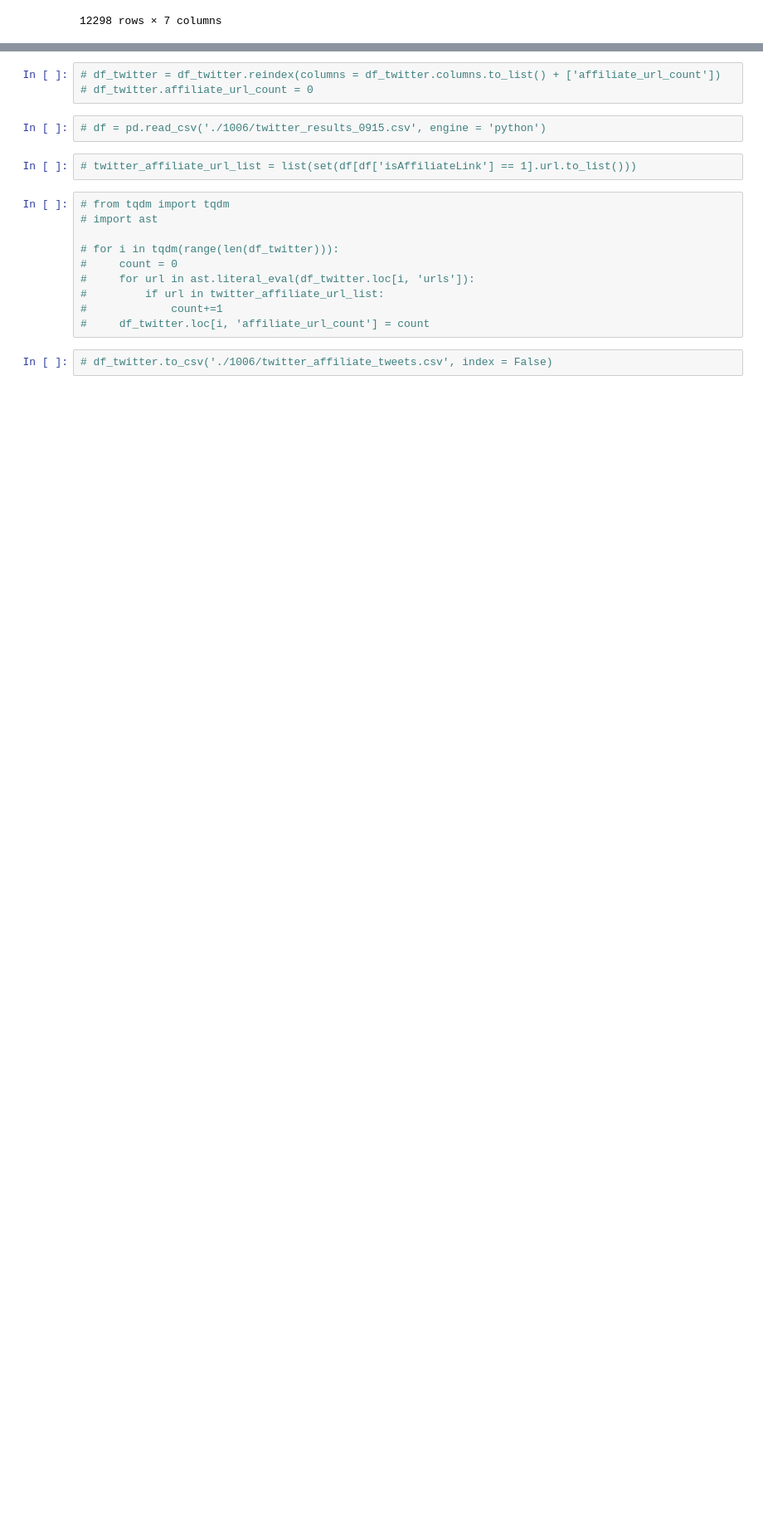
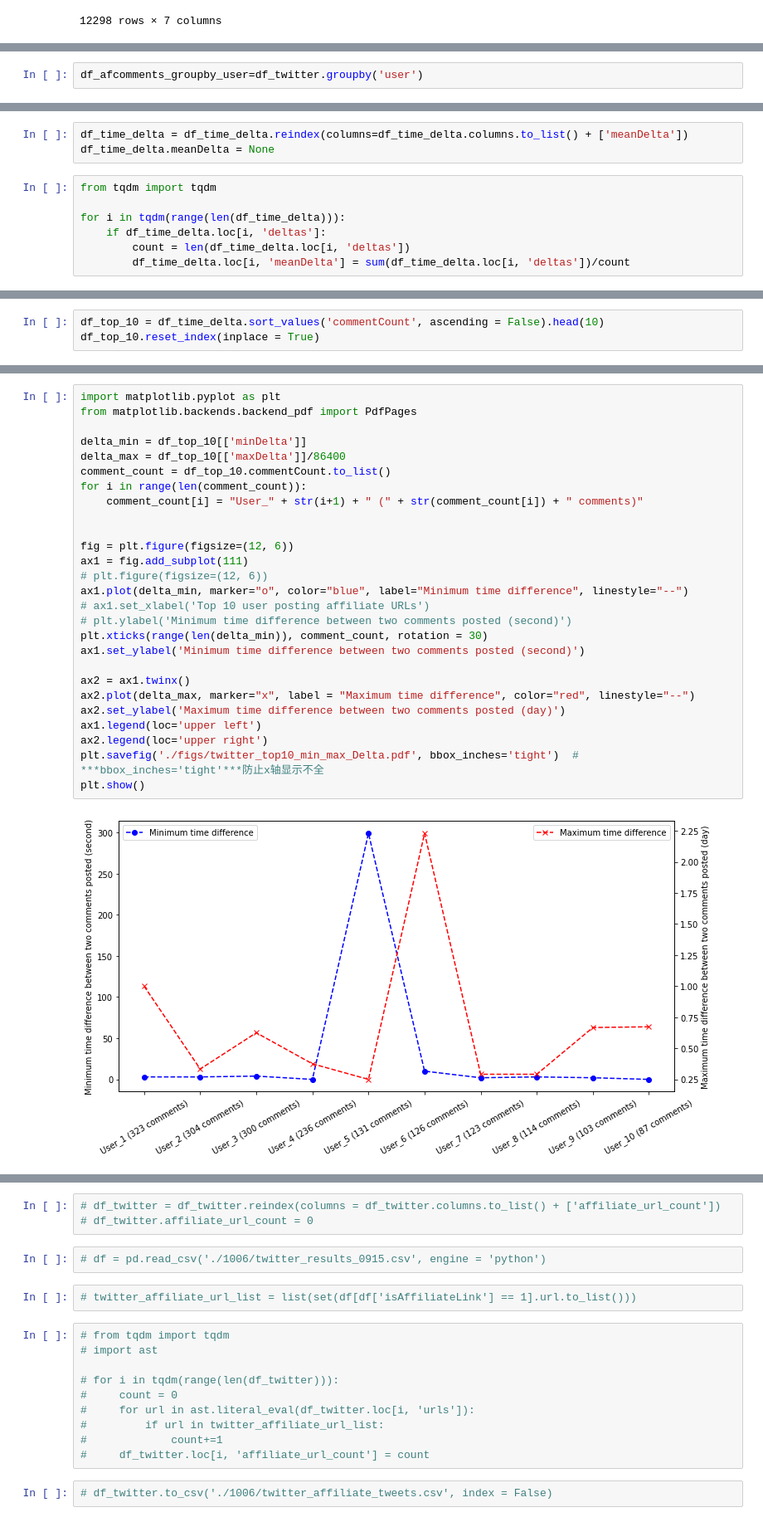
Before and after one commit to suniven/affiliate-offer-analysis, a Jupyter notebook: twitter_user_behavior.ipynb, the cells around one changed output, grey strips where cells are left out. Shown: that part at 83% size. Saved outputs shown, nothing was run; the diff lists cells and outputs as text; blank space fills up the shorter version.

```diff
--- a/twitter_user_behavior.ipynb
+++ b/twitter_user_behavior.ipynb
@@ -26,0 +59,2 @@ df_twitter
+# %%
+df_afcomments_groupby_user=df_twitter.groupby('user')
@@ -26,0 +112,10 @@ df_twitter
+# %%
+df_time_delta = df_time_delta.reindex(columns=df_time_delta.columns.to_list() + ['meanDelta'])
+df_time_delta.meanDelta = None
+# %%
+from tqdm import tqdm
+
+for i in tqdm(range(len(df_time_delta))):
+    if df_time_delta.loc[i, 'deltas']:
+        count = len(df_time_delta.loc[i, 'deltas'])
+        df_time_delta.loc[i, 'meanDelta'] = sum(df_time_delta.loc[i, 'deltas'])/count
@@ -26,0 +146,3 @@ df_twitter
+# %%
+df_top_10 = df_time_delta.sort_values('commentCount', ascending = False).head(10)
+df_top_10.reset_index(inplace = True)
@@ -26,0 +190,29 @@ df_twitter
+# %%
+import matplotlib.pyplot as plt
+from matplotlib.backends.backend_pdf import PdfPages
+
+delta_min = df_top_10[['minDelta']]
+delta_max = df_top_10[['maxDelta']]/86400
+comment_count = df_top_10.commentCount.to_list()
+for i in range(len(comment_count)):
+    comment_count[i] = "User_" + str(i+1) + " (" + str(comment_count[i]) + " comments)"
+
+
+fig = plt.figure(figsize=(12, 6))
+ax1 = fig.add_subplot(111)
+# plt.figure(figsize=(12, 6))
+ax1.plot(delta_min, marker="o", color="blue", label="Minimum time difference", linestyle="--")
+# ax1.set_xlabel('Top 10 user posting affiliate URLs')
+# plt.ylabel('Minimum time difference between two comments posted (second)')
+plt.xticks(range(len(delta_min)), comment_count, rotation = 30)
+ax1.set_ylabel('Minimum time difference between two comments posted (second)')
+
+ax2 = ax1.twinx()
+ax2.plot(delta_max, marker="x", label = "Maximum time difference", color="red", linestyle="--")
+ax2.set_ylabel('Maximum time difference between two comments posted (day)')
+ax1.legend(loc='upper left')
+ax2.legend(loc='upper right')
+plt.savefig('./figs/twitter_top10_min_max_Delta.pdf', bbox_inches='tight')  # ***bbox_inches='tight'***防止x轴显示不全
+plt.show()
+# %% [output]
+[figure, added]
```
Also changed, not shown: parts of 19 cells of this notebook, 5 other files.
